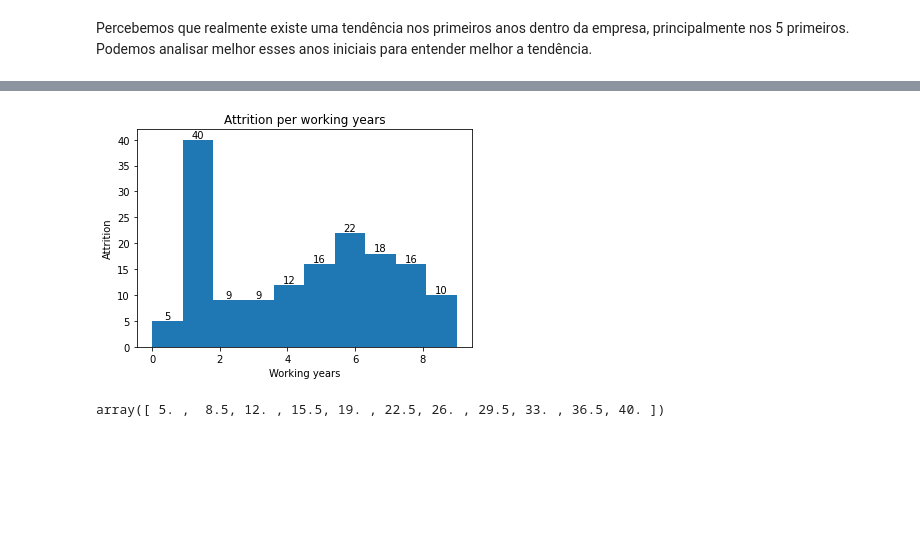
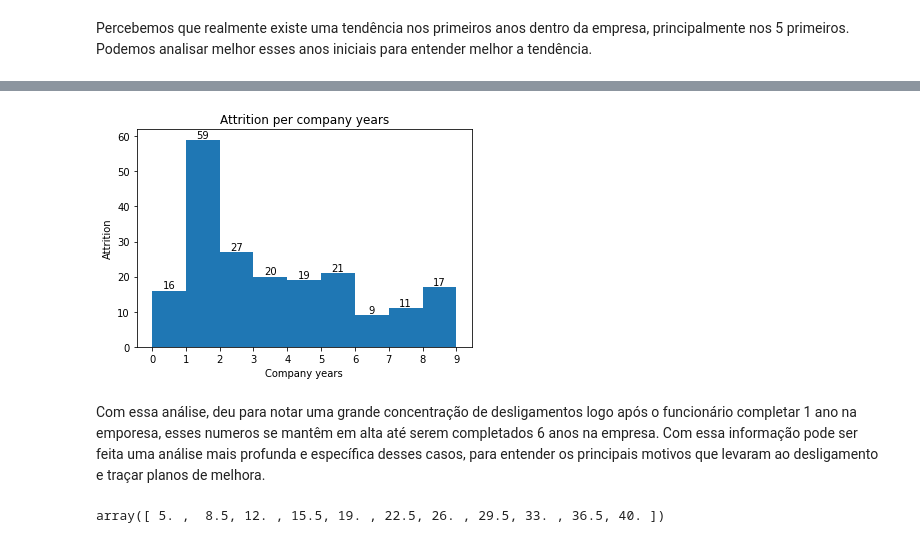
Before and after one commit to gasp37/employee-attrition-and-performance, a Jupyter notebook: notebook-1.ipynb, the cells around one changed output, grey strips where cells are left out. Cells and saved outputs as stored; diff of their text form; code cells hidden in the pictures; blank space fills up the shorter version.

Commit message:
detalhamento do attrition por company years

```diff
--- a/notebook-1.ipynb
+++ b/notebook-1.ipynb
@@ -233,15 +215,19 @@ def histogram
 # %%
-values, bins, bars = plt.hist(df_attrition_workingyears[df_attrition_workingyears['TotalWorkingYears']<10]['TotalWorkingYears'], weights=df_attrition_workingyears[df_attrition_workingyears['TotalWorkingYears']<10]['Attrition'], bins=10)
-plt.xlabel("Working years")
+attrition_ten_years_at_company = df_attrition_company_years[df_attrition_company_years['YearsAtCompany']<10]
+
+values, bins, bars = plt.hist(attrition_ten_years_at_company['YearsAtCompany'], weights=attrition_ten_years_at_company['Attrition'], bins=9)
+plt.xticks(attrition_ten_years_at_company['YearsAtCompany'])
+plt.xlabel("Company years")
 plt.ylabel('Attrition')
-plt.title('Attrition per working years')
+plt.title('Attrition per company years')
 plt.bar_label(bars)
 
-#fig_nums = plt.get_fignums()
 
 plt.show()
 # %% [output]
-[figure, old version]
+[figure, new version]
+# %% [markdown]
+Com essa análise, deu para notar uma grande concentração de desligamentos logo após o funcionário completar 1 ano na emporesa, esses numeros se mantêm em alta até serem completados 6 anos na empresa. Com essa informação pode ser feita uma análise mais profunda e específica desses casos, para entender os principais motivos que levaram ao desligamento e traçar planos de melhora.
 # %%
 bins
 # %% [output]
```
Also changed, not shown: parts of 3 cells of this notebook.
